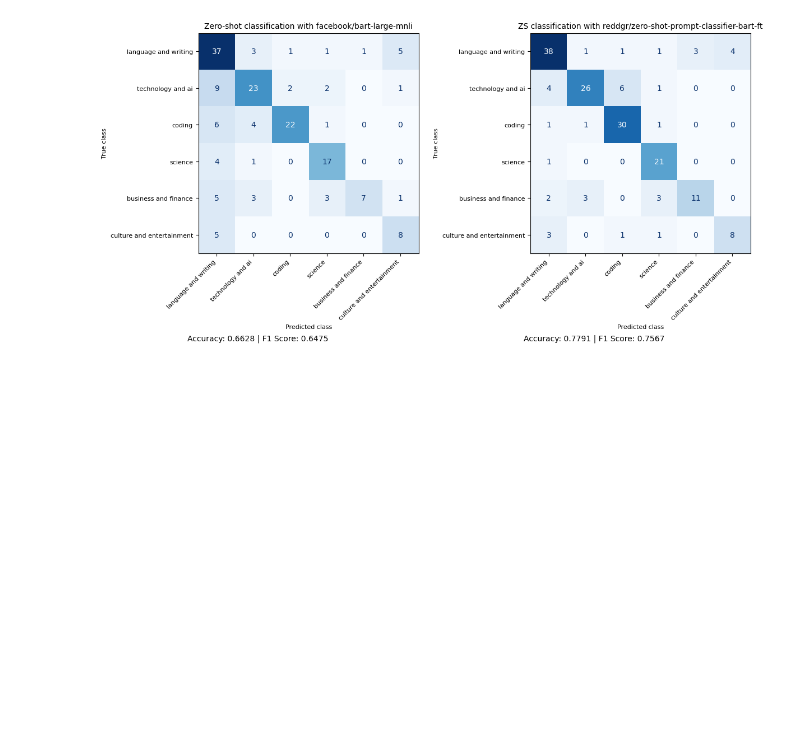
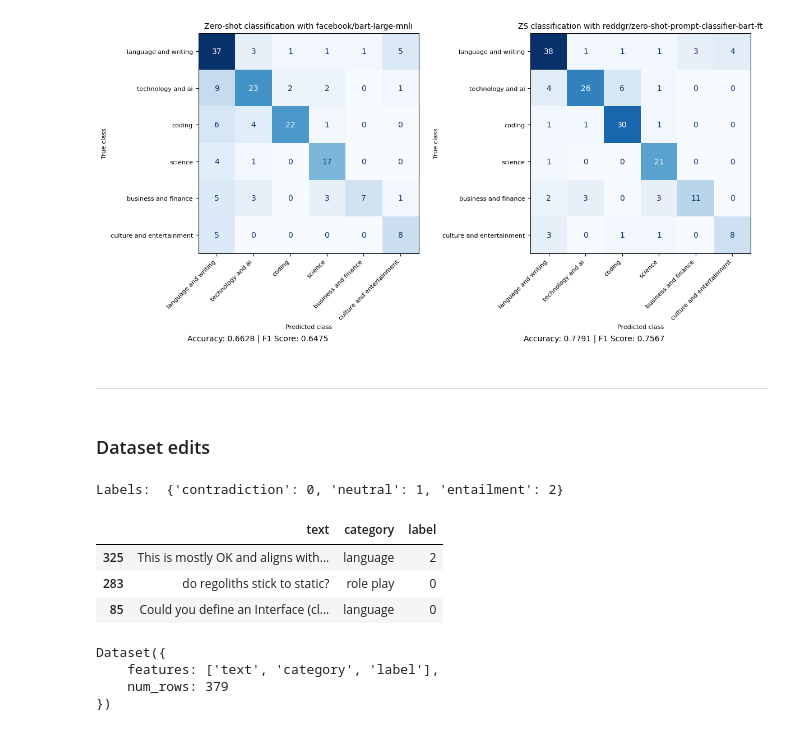
Before and after one commit to reddgr/zero-shot-text-classification, a Jupyter notebook: 02-zero-shot-prompt-classifier-tests.ipynb, the cells around one changed output. Drawn from its saved outputs; the diff is of its cells as text; code cells hidden in the pictures; blank space fills up the shorter version.

```diff
--- a/02-zero-shot-prompt-classifier-tests.ipynb
+++ b/02-zero-shot-prompt-classifier-tests.ipynb
@@ -290,3 +288,19 @@ metrics_comp = tcf.MetricsComparison(base_classifier, zs_classifier, base_test_m
 metrics_comp.compare_conf_matrices()
 # %% [output]
 [figure]
+# %% [markdown]
+______________________________
+# %% [markdown]
+### Dataset edits
+# %%
+test_dataset_dict = load_dataset("reddgr/nli-chatbot-prompt-categorization")
+test_dataset = test_dataset_dict["test"]  # Access the "test" split
+test_dataset_df = test_dataset_dict["test"].to_pandas()
+print("Labels: ",test_dataset_dict["test"].features["label"]._str2int)
+display(test_dataset_df.sample(3))
+# %% [output]
+Labels:  {'contradiction': 0, 'neutral': 1, 'entailment': 2}
+|  | text | category | label |
+| 325 | This is mostly OK and aligns with... | language | 2 |
+| 283 | do regoliths stick to static? | role play | 0 |
+| 85 | Could you define an Interface (cl... | language | 0 |
@@ -292,0 +320,9 @@ metrics_comp.compare_conf_matrices()
+# %%
+from datasets import Dataset, ClassLabel
+test_dataset_new = Dataset.from_pandas(test_dataset_df, preserve_index=False)
+print(test_dataset_new)
+# %% [output]
+Dataset({
+    features: ['text', 'category', 'label'],
+    num_rows: 379
+})
```
Also changed, not shown: parts of 6 cells of this notebook, 3 other files.
